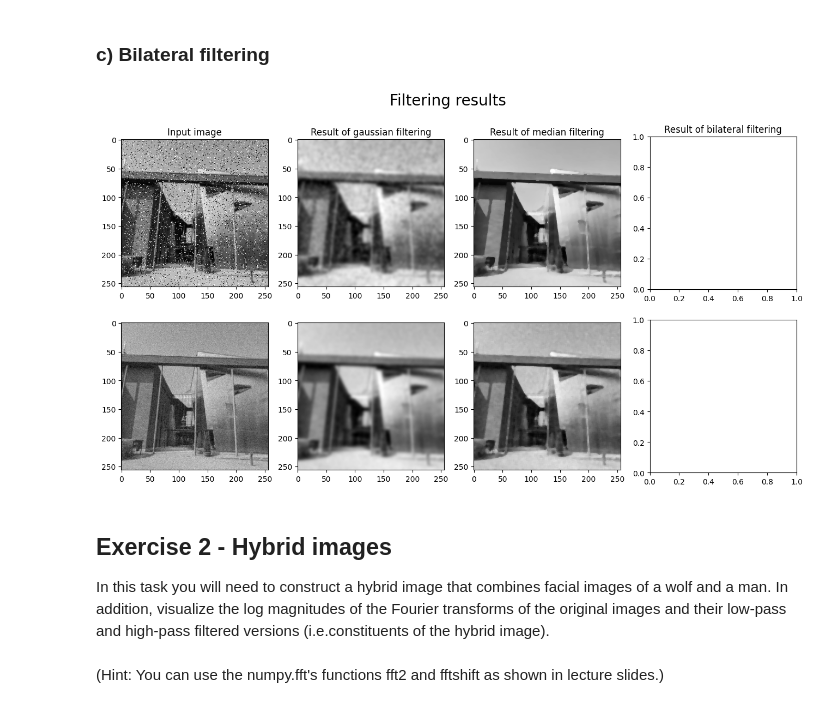
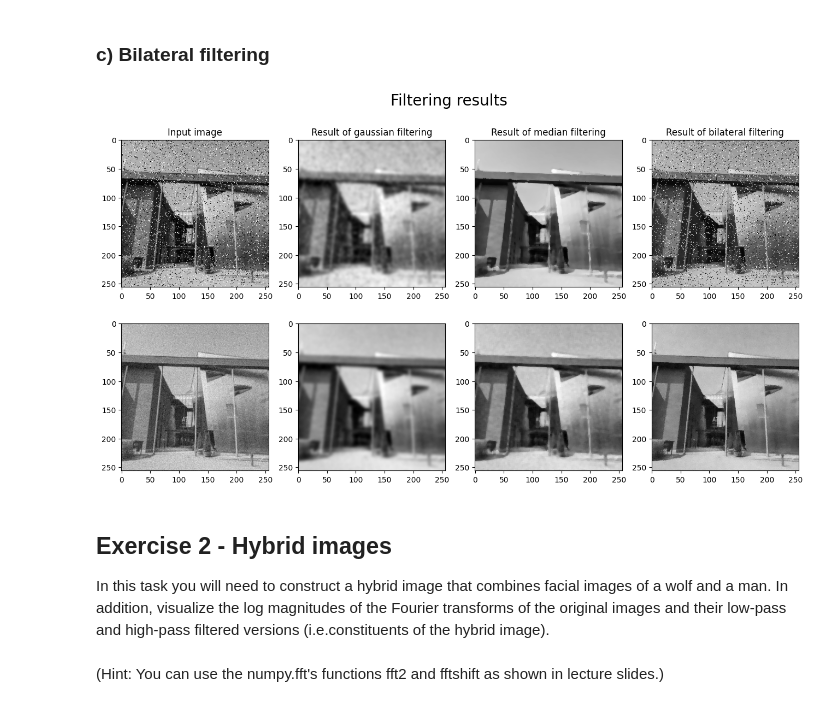
Before and after one commit to Nandu-Jagdish/CV_aalto, a Jupyter notebook: source/exercise-03/exercise3.ipynb, the cells around one changed output. Cells and saved outputs as stored; diff of their text form; code cells hidden in the pictures.

Commit message:
Probably did Bilinear filtering

```diff
--- a/source/exercise-03/exercise3.ipynb
+++ b/source/exercise-03/exercise3.ipynb
@@ -271,38 +271,38 @@ def bilateral_filter(img, wsize, sigma_d, sigma_r):
 
 ## You need to implement bilateralfilter function above.
 ## Use formulas (3.34)-(3.37) from Szeliski's book.
 ## You may freely decide in which mode ('full', 'valid', or 'same') your
 ## function runs (only one implementation enough), but note that with 'full' and 'same'
 ## you need to take care how the borders are handled (padded).
 
 ## Set bilateral filter parameters.
 wsize = 11
 
 sigma_d = 2.5
 sigma_r = 0.1
 
-# bflt_imns = bilateral_filter(imns, wsize, sigma_d, sigma_r)
-# bflt_imng = bilateral_filter(imng, wsize, sigma_d, sigma_r)
+bflt_imns = bilateral_filter(imns, wsize, sigma_d, sigma_r)
+bflt_imng = bilateral_filter(imng, wsize, sigma_d, sigma_r)
 
 # Display filtering results
 fig, axes = plt.subplots(nrows=2, ncols=4, figsize=(16,8))
 ax = axes.ravel()
 ax[0].imshow(imns, cmap='gray')
 ax[0].set_title("Input image")
 ax[1].imshow(gflt_imns, cmap='gray')
 ax[1].set_title("Result of gaussian filtering")
 ax[2].imshow(medflt_imns, cmap='gray')
 ax[2].set_title("Result of median filtering")
-# ax[3].imshow(bflt_imns, cmap='gray')
+ax[3].imshow(bflt_imns, cmap='gray')
 ax[3].set_title("Result of bilateral filtering")
 ax[4].imshow(imng, cmap='gray')
 ax[5].imshow(gflt_imng, cmap='gray')
 ax[6].imshow(medflt_imng, cmap='gray')
-# ax[7].imshow(bflt_imng, cmap='gray')
+ax[7].imshow(bflt_imng, cmap='gray')
 plt.suptitle("Filtering results", fontsize=20)
 plt.show()
 # %% [output]
-[figure, old version]
+[figure, new version]
 # %% [markdown]
 ## Exercise 2 - Hybrid images
 In  this  task  you  will  need  to  construct  a  hybrid  image  that  combines  facial images  of  a  wolf  and  a  man.  In  addition,  visualize  the  log  magnitudes  of  the  Fourier transforms  of  the  original  images  and  their  low-pass  and  high-pass  filtered  versions  (i.e.constituents  of  the  hybrid  image).<br><br>(Hint:  You  can  use  the  numpy.fft's  functions fft2 and fftshift as  shown  in  lecture  slides.)
```
Also changed, not shown: parts of 3 cells of this notebook.
